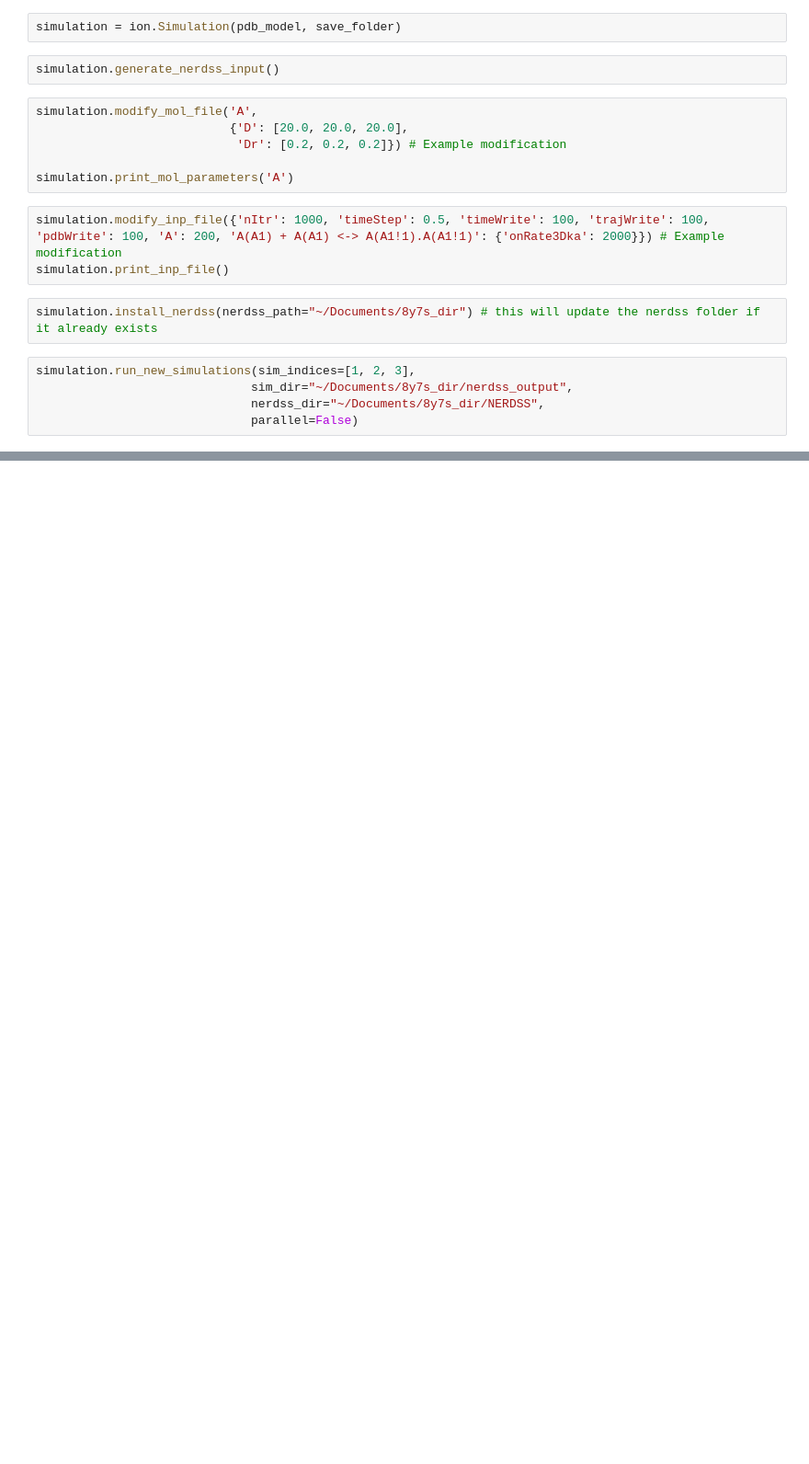
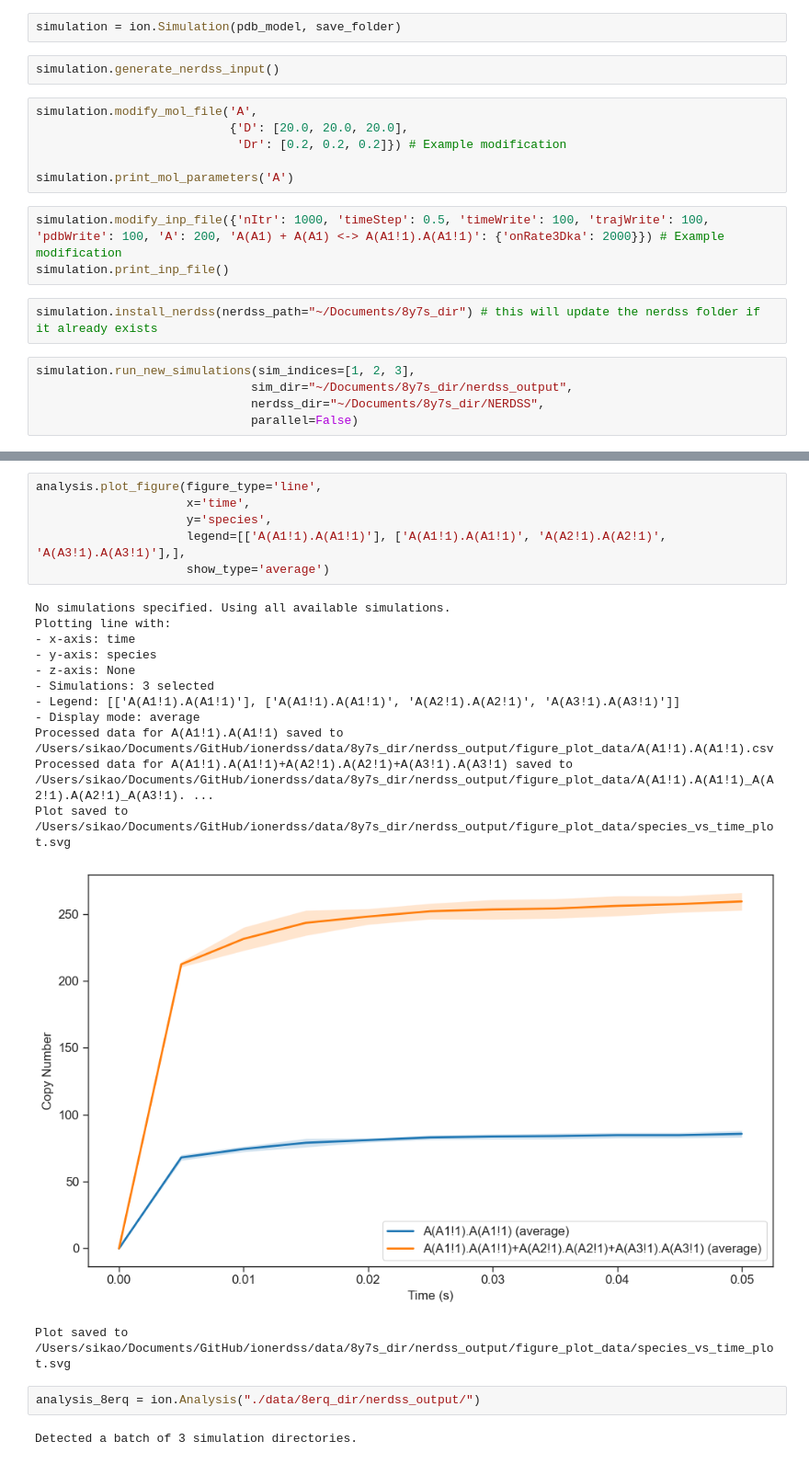
Before and after one commit to jonathanfischer97/ionerdss, a Jupyter notebook: workflow.ipynb, the cells around one changed output, grey strips where cells are left out. Shown at 92% size. Drawn from its saved outputs; the diff is of its cells as text; blank space fills up the shorter version.

```diff
--- a/workflow.ipynb
+++ b/workflow.ipynb
@@ -82,0 +144,24 @@ simulation.run_new_simulations(sim_indices=[1, 2, 3],
+# %%
+analysis.plot_figure(figure_type='line',
+                     x='time',
+                     y='species',
+                     legend=[['A(A1!1).A(A1!1)'], ['A(A1!1).A(A1!1)', 'A(A2!1).A(A2!1)', 'A(A3!1).A(A3!1)'],],
+                     show_type='average')
+# %% [output]
+No simulations specified. Using all available simulations.
+Plotting line with:
+- x-axis: time
+- y-axis: species
+- z-axis: None
+- Simulations: 3 selected
+- Legend: [['A(A1!1).A(A1!1)'], ['A(A1!1).A(A1!1)', 'A(A2!1).A(A2!1)', 'A(A3!1).A(A3!1)']]
+- Display mode: average
+Processed data for A(A1!1).A(A1!1) saved to /Users/sikao/Documents/GitHub/ionerdss/data/8y7s_dir/nerdss_output/figure_plot_data/A(A1!1).A(A1!1).csv
+Processed data for A(A1!1).A(A1!1)+A(A2!1).A(A2!1)+A(A3!1).A(A3!1) saved to /Users/sikao/Documents/GitHub/ionerdss/data/8y7s_dir/nerdss_output/figure_plot_data/A(A1!1).A(A1!1)_A(A2!1).A(A2!1)_A(A3!1). ...
+Plot saved to /Users/sikao/Documents/GitHub/ionerdss/data/8y7s_dir/nerdss_output/figure_plot_data/species_vs_time_plot.svg
+[figure, added]
+Plot saved to /Users/sikao/Documents/GitHub/ionerdss/data/8y7s_dir/nerdss_output/figure_plot_data/species_vs_time_plot.svg
+# %%
+analysis_8erq = ion.Analysis("./data/8erq_dir/nerdss_output/")
+# %% [output]
+Detected a batch of 3 simulation directories.
```
Also changed, not shown: parts of 5 cells of this notebook, 3 other files.
